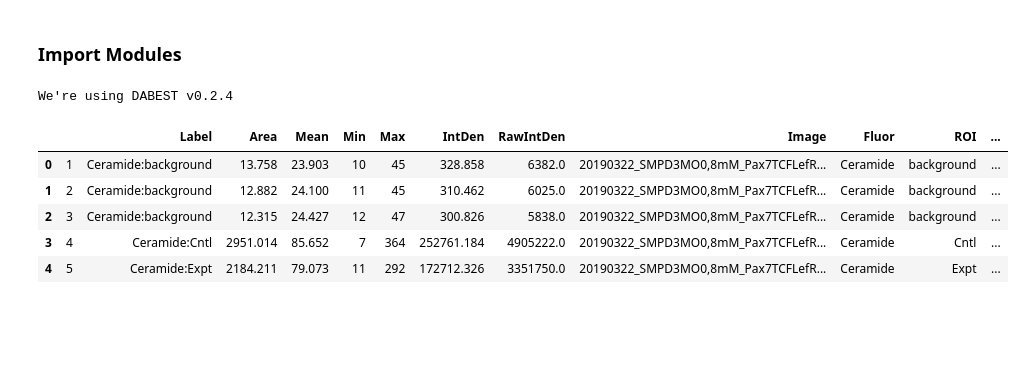
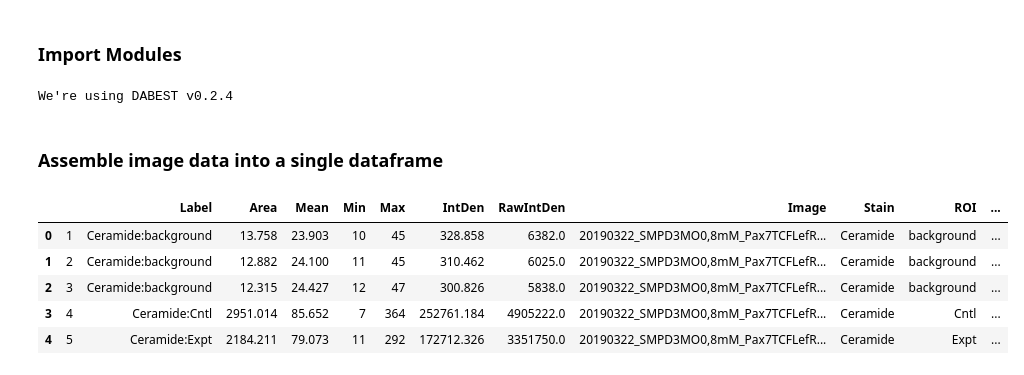
Before and after one commit to candrews19/data, a Jupyter notebook: nSMase2/CeramideStain/CeramideIntensity.ipynb, the cells around one changed output. Cells and saved outputs as stored; diff of their text form; code cells hidden in the pictures; blank space fills up the shorter version.

```diff
--- a/nSMase2/CeramideStain/CeramideIntensity.ipynb
+++ b/nSMase2/CeramideStain/CeramideIntensity.ipynb
@@ -20,40 +20,26 @@ print("seaborn v{}".format(sns.__version__))
 print("dabest v{}".format(dabest.__version__))
 # %% [output]
 We're using DABEST v0.2.4
+# %% [markdown]
+### Assemble image data into a single dataframe
 # %%
-# Add experiment date here to apply to dataframe
-now = datetime.datetime.now()
-analysis_date = now.strftime("%Y%m%d")
-
+# Navigate to CSV path
 path = os.path.abspath('')+'/CSVs/'
 full_df = pd.DataFrame()
 list_ = []
 
-# For loop to bring in files and concatenate them into a single dataframe
-
-
-for file_ in glob.glob(path + "/*.csv"):
+for file_ in glob.glob(path + "/*.csv"):         # For loop to bring in files and concatenate them into a single dataframe
     df = pd.read_csv(file_)
-    # Determine Image name from file name
-    df['Image'] = os.path.splitext(os.path.basename(file_))[0]
-    # Split values in ROI label
-    df['Fluor'], df['ROI'] = zip(*df['Label'].map(lambda x: x.split(':')))
-    # Split values in Image name column
-    (df['ExptDate'], df['Treatment'], df['Stains'], df['Embryo'],
+    df['Image'] = os.path.splitext(os.path.basename(file_))[0]                      # Determine Image name from file name
+    df['Stain'], df['ROI'] = zip(*df['Label'].map(lambda x: x.split(':')))          # Split values in ROI label
+    (df['ExptDate'], df['Treatment'], df['Stains'], df['Embryo'],                   # Split values in Image name column
         df['Somites'], df['Section']) = zip(*df['Image'].map(lambda x: x.split('_')))
-
-    # Replace background ROI names
-        # NOTE: I have updated the Fiji macro ('FluorIntensity_2Channel.ijm') to name all background ROIs as 'background',
-        # so this step will be unnecessary with freshly collected data
-    #df.replace(to_replace=['back1a', 'back1b', 'back1c', 'back2a', 'back2b', 'back2c'],
-     #                       value=['background', 'background', 'background', 'background', 'background', 'background'],
-      #                      inplace=True)
     list_.append(df)
 
 full_df = pd.concat(list_)
 full_df.head()
 # %% [output]
-|  |  | Label | Area | Mean | Min | Max | IntDen | RawIntDen | Image | Fluor | ROI | ... |
+|  |  | Label | Area | Mean | Min | Max | IntDen | RawIntDen | Image | Stain | ROI | ... |
 | 0 | 1 | Ceramide:background | 13.758 | 23.903 | 10 | 45 | 328.858 | 6382.0 | 20190322_SMPD3MO0,8mM_Pax7TCFLefR... | Ceramide | background | ... |
 | 1 | 2 | Ceramide:background | 12.882 | 24.100 | 11 | 45 | 310.462 | 6025.0 | 20190322_SMPD3MO0,8mM_Pax7TCFLefR... | Ceramide | background | ... |
 | 2 | 3 | Ceramide:background | 12.315 | 24.427 | 12 | 47 | 300.826 | 5838.0 | 20190322_SMPD3MO0,8mM_Pax7TCFLefR... | Ceramide | background | ... |
```
Also changed, not shown: parts of 9 cells of this notebook, 1 other file.
